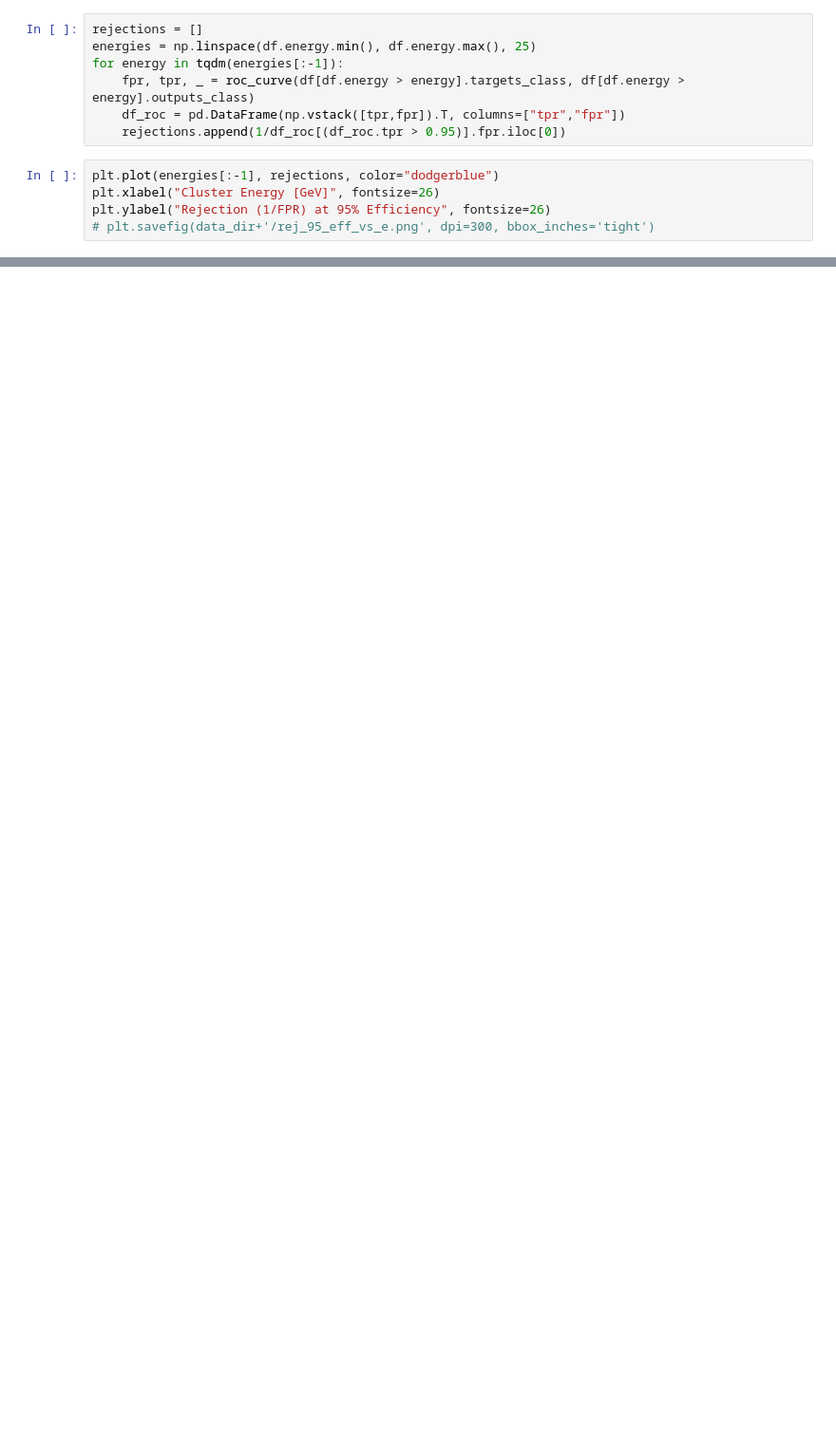
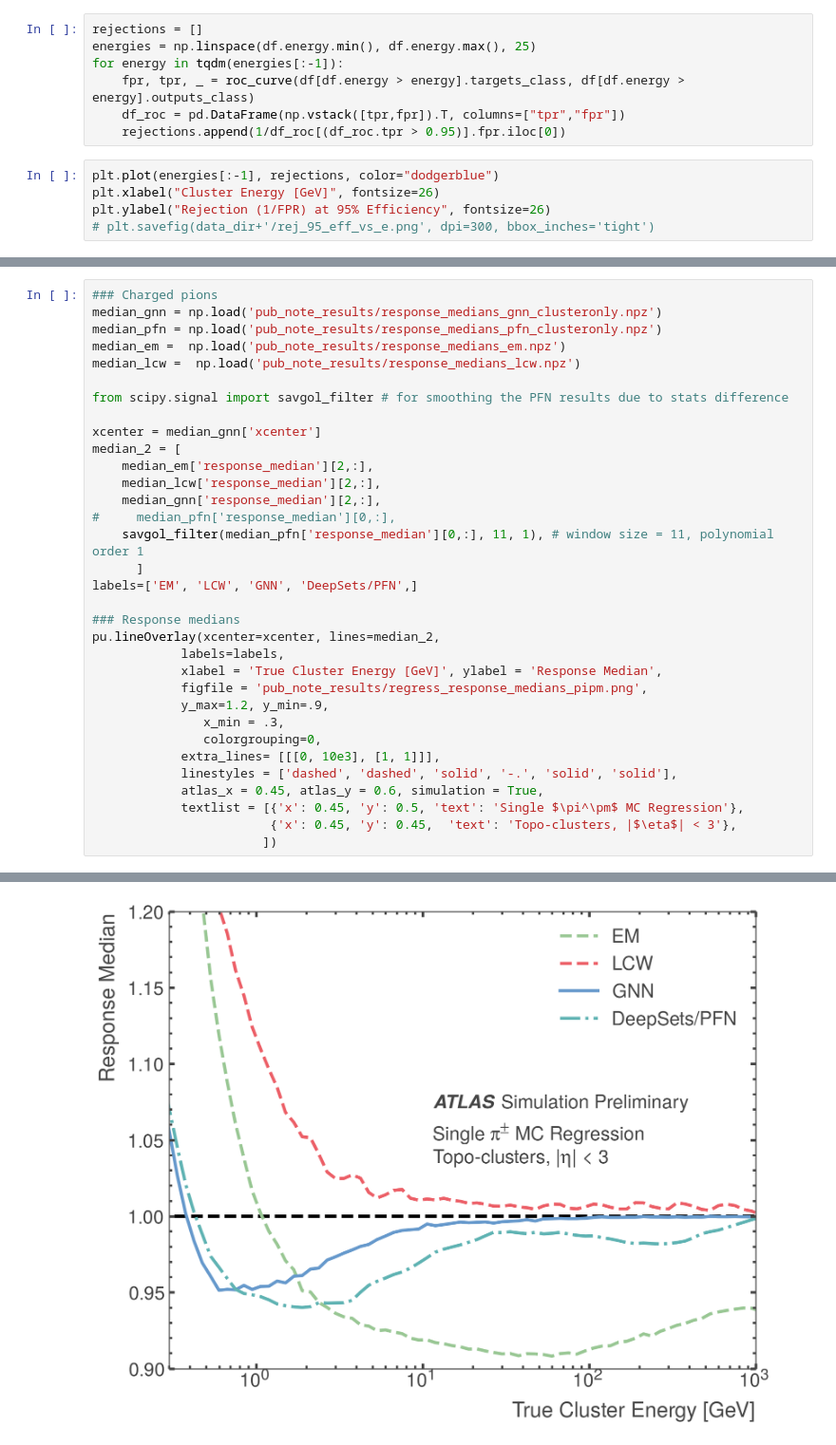
Before and after one commit to atlas-calo-ml/gn4pions_eastbay, a Jupyter notebook: analysis_example.ipynb, the cells around one changed output, grey strips where cells are left out. Shown at 95% size. Drawn from its saved outputs; the diff is of its cells as text; blank space fills up the shorter version.

```diff
--- a/analysis_example.ipynb
+++ b/analysis_example.ipynb
@@ -971,0 +914,34 @@ plt.savefig(data_dir+'/iqr.png', dpi=300, bbox_inches='tight')
+# %%
+### Charged pions
+median_gnn = np.load('pub_note_results/response_medians_gnn_clusteronly.npz')
+median_pfn = np.load('pub_note_results/response_medians_pfn_clusteronly.npz')
+median_em =  np.load('pub_note_results/response_medians_em.npz')
+median_lcw =  np.load('pub_note_results/response_medians_lcw.npz')
+
+from scipy.signal import savgol_filter # for smoothing the PFN results due to stats difference
+
+xcenter = median_gnn['xcenter']
+median_2 = [
+    median_em['response_median'][2,:],
+    median_lcw['response_median'][2,:],
+    median_gnn['response_median'][2,:],
+#     median_pfn['response_median'][0,:],
+    savgol_filter(median_pfn['response_median'][0,:], 11, 1), # window size = 11, polynomial order 1
+      ]
+labels=['EM', 'LCW', 'GNN', 'DeepSets/PFN',]
+
+### Response medians
+pu.lineOverlay(xcenter=xcenter, lines=median_2,
+            labels=labels,
+            xlabel = 'True Cluster Energy [GeV]', ylabel = 'Response Median',
+            figfile = 'pub_note_results/regress_response_medians_pipm.png',
+            y_max=1.2, y_min=.9,
+               x_min = .3,
+               colorgrouping=0,
+            extra_lines= [[[0, 10e3], [1, 1]]],
+            linestyles = ['dashed', 'dashed', 'solid', '-.', 'solid', 'solid'],
+            atlas_x = 0.45, atlas_y = 0.6, simulation = True,
+            textlist = [{'x': 0.45, 'y': 0.5, 'text': 'Single $\pi^\pm$ MC Regression'},
+                        {'x': 0.45, 'y': 0.45,  'text': 'Topo-clusters, |$\eta$| < 3'},
+                       ])
+# %% [output]
@@ -971,0 +950 @@ plt.savefig(data_dir+'/iqr.png', dpi=300, bbox_inches='tight')
+[figure, added]
```
Also changed, not shown: parts of 74 cells of this notebook.
